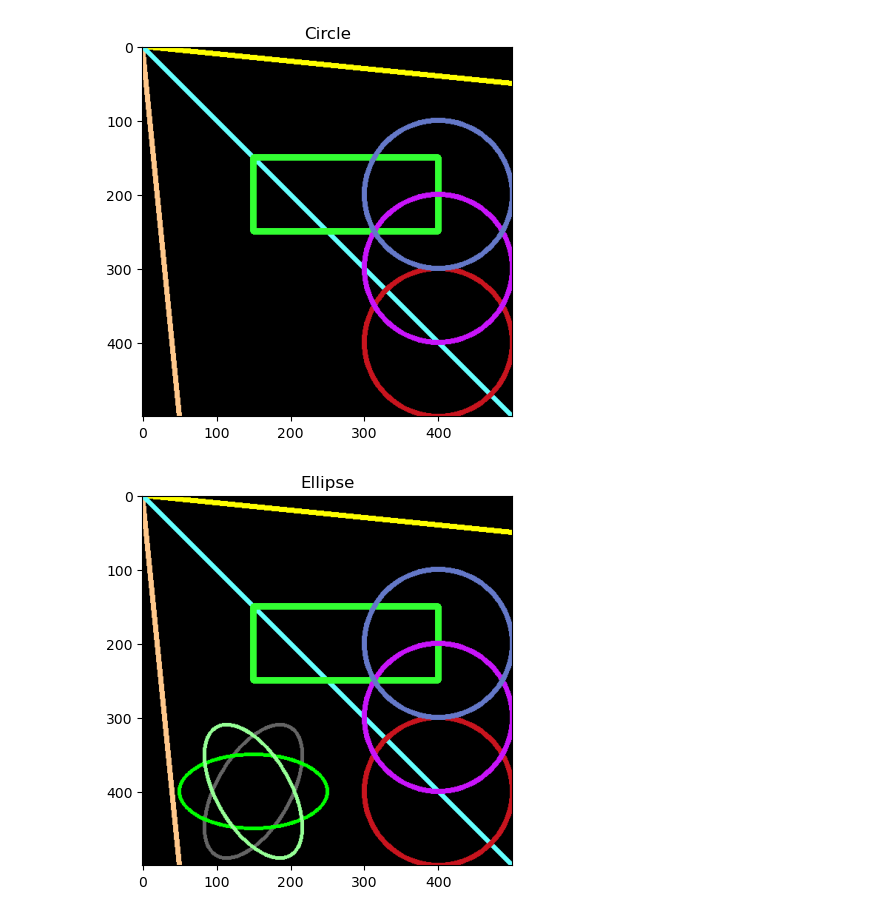
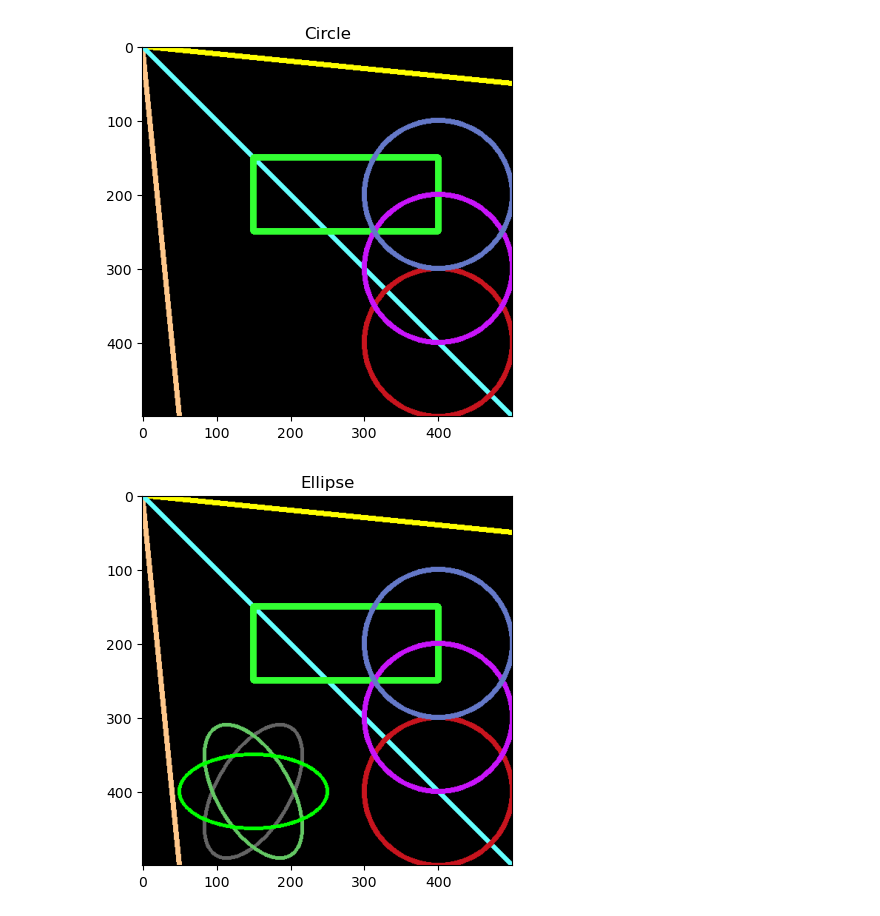
Before and after one commit to Abtinz/Computer-Vision-OpenCV-Yolo, a Jupyter notebook: OpenCV/image processing/shapes and vocabs/shapes_and_vocabs.ipynb, the cells around one changed output. Cells and saved outputs as stored; diff of their text form; code cells hidden in the pictures.

```diff
--- a/OpenCV/image processing/shapes and vocabs/shapes_and_vocabs.ipynb
+++ b/OpenCV/image processing/shapes and vocabs/shapes_and_vocabs.ipynb
@@ -47,8 +47,8 @@ plt.imshow(black_board[...,::-1]); plt.title("Circle");
 # %%
 cv.ellipse(black_board, (150, 400), (100, 50), 300, 0, 360, (100,100,100), 4)
 cv.ellipse(black_board, (150, 400), (100, 50), 60, 0, 360, (100,200,100), 4)
 cv.ellipse(black_board, (150, 400), (100, 50), 180, 0, 360, (0,255,0), 4)
-cv.ellipse(black_board, (150, 400), (100, 50), 240, 0, 360, (150,255,150), 4)
+
 plt.imshow(black_board[...,::-1]);plt.title("Ellipse");
 # %% [output]
-[figure, old version]
+[figure, new version]
```
Also changed, not shown: parts of 1 cell of this notebook.
